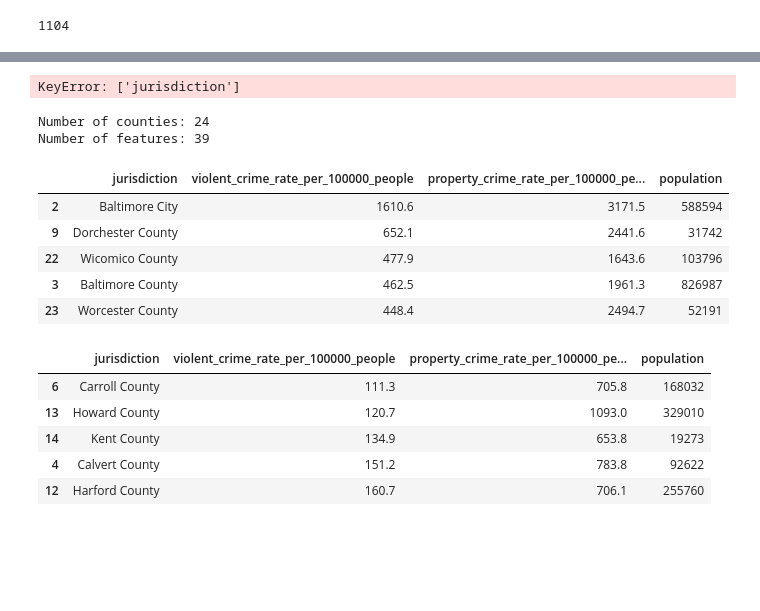
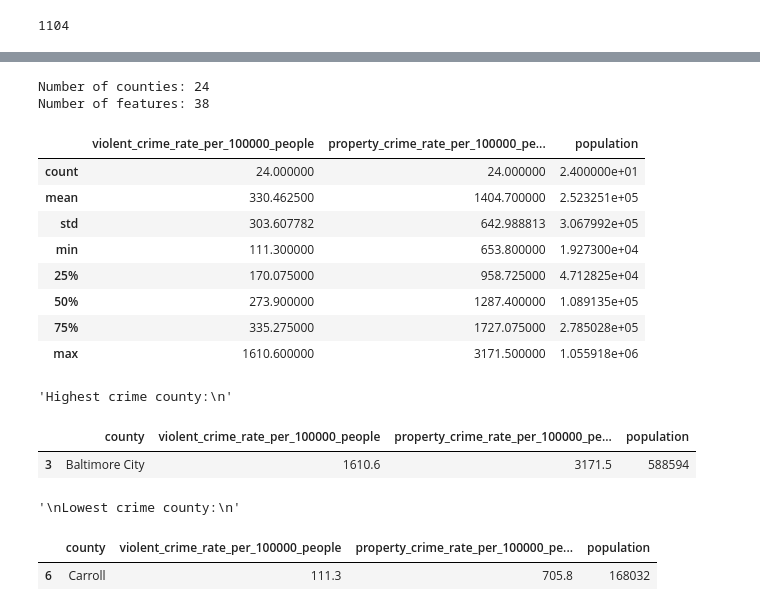
Before and after one commit to Prasannaraj27/CMSC320Final, a Jupyter notebook: ViolentCrime.ipynb, the cells around one changed output, grey strips where cells are left out. Cells and saved outputs as stored; diff of their text form; code cells hidden in the pictures; blank space fills up the shorter version.

```diff
--- a/ViolentCrime.ipynb
+++ b/ViolentCrime.ipynb
@@ -102,9 +102,7 @@ Index(['county', 'year', 'population', 'murder', 'rape', 'robbery',
 crime_df_latest = crime_df[crime_df['year'] == crime_df['year'].max()]
 
 # Drop rows with missing counties or crime rates
-crime_df_latest = crime_df_latest.dropna(subset=['jurisdiction', 'violent_crime_rate_per_100000_people'])
+crime_df_latest = crime_df_latest.dropna(subset=['county', 'violent_crime_rate_per_100000_people'])
-# %% [output]
-KeyError: ['jurisdiction']
 # %%
 num_counties = crime_df_latest['county'].nunique()
 num_features = len(crime_df_latest.columns)
@@ -112,28 +110,37 @@ print(f"\nNumber of counties: {num_counties}")
 print(f"Number of features: {num_features}")
 # %% [output]
 Number of counties: 24
-Number of features: 39
+Number of features: 38
 # %%
-county_crime_df = crime_df_latest.groupby('jurisdiction', as_index=False).agg({
+county_crime_df = crime_df_latest.groupby('county', as_index=False).agg({
     'violent_crime_rate_per_100000_people': 'mean',
     'property_crime_rate_per_100000_people': 'mean',
     'population': 'sum'
 })
-# Highest violent crime rate counties
-display(county_crime_df.sort_values('violent_crime_rate_per_100000_people', ascending=False).head())
 
-# Lowest violent crime rate counties
-county_crime_df.sort_values('violent_crime_rate_per_100000_people').head()
+display(county_crime_df.describe())
+
+# Highest violent crime rate
+highest_crime = county_crime_df.sort_values('violent_crime_rate_per_100000_people', ascending=False).head(1)
+
+# Lowest violent crime rate
+lowest_crime = county_crime_df.sort_values('violent_crime_rate_per_100000_people').head(1)
+
+display("Highest crime county:\n", highest_crime)
+display("\nLowest crime county:\n", lowest_crime)
 # %% [output]
-|  | jurisdiction | violent_crime_rate_per_100000_people | property_crime_rate_per_100000_pe... | population |
-| 2 | Baltimore City | 1610.6 | 3171.5 | 588594 |
-| 9 | Dorchester County | 652.1 | 2441.6 | 31742 |
-| 22 | Wicomico County | 477.9 | 1643.6 | 103796 |
-| 3 | Baltimore County | 462.5 | 1961.3 | 826987 |
-| 23 | Worcester County | 448.4 | 2494.7 | 52191 |
+|  | violent_crime_rate_per_100000_people | property_crime_rate_per_100000_pe... | population |
+| count | 24.000000 | 24.000000 | 2.400000e+01 |
+| mean | 330.462500 | 1404.700000 | 2.523251e+05 |
+| std | 303.607782 | 642.988813 | 3.067992e+05 |
+| min | 111.300000 | 653.800000 | 1.927300e+04 |
+| 25% | 170.075000 | 958.725000 | 4.712825e+04 |
+| 50% | 273.900000 | 1287.400000 | 1.089135e+05 |
+| 75% | 335.275000 | 1727.075000 | 2.785028e+05 |
+| max | 1610.600000 | 3171.500000 | 1.055918e+06 |
+'Highest crime county:\n'
-|  | jurisdiction | violent_crime_rate_per_100000_people | property_crime_rate_per_100000_pe... | population |
-| 6 | Carroll County | 111.3 | 705.8 | 168032 |
-| 13 | Howard County | 120.7 | 1093.0 | 329010 |
-| 14 | Kent County | 134.9 | 653.8 | 19273 |
-| 4 | Calvert County | 151.2 | 783.8 | 92622 |
-| 12 | Harford County | 160.7 | 706.1 | 255760 |
+|  | county | violent_crime_rate_per_100000_people | property_crime_rate_per_100000_pe... | population |
+| 3 | Baltimore City | 1610.6 | 3171.5 | 588594 |
+'\nLowest crime county:\n'
+|  | county | violent_crime_rate_per_100000_people | property_crime_rate_per_100000_pe... | population |
+| 6 | Carroll | 111.3 | 705.8 | 168032 |
```
Also changed, not shown: parts of 1 cell of this notebook.
